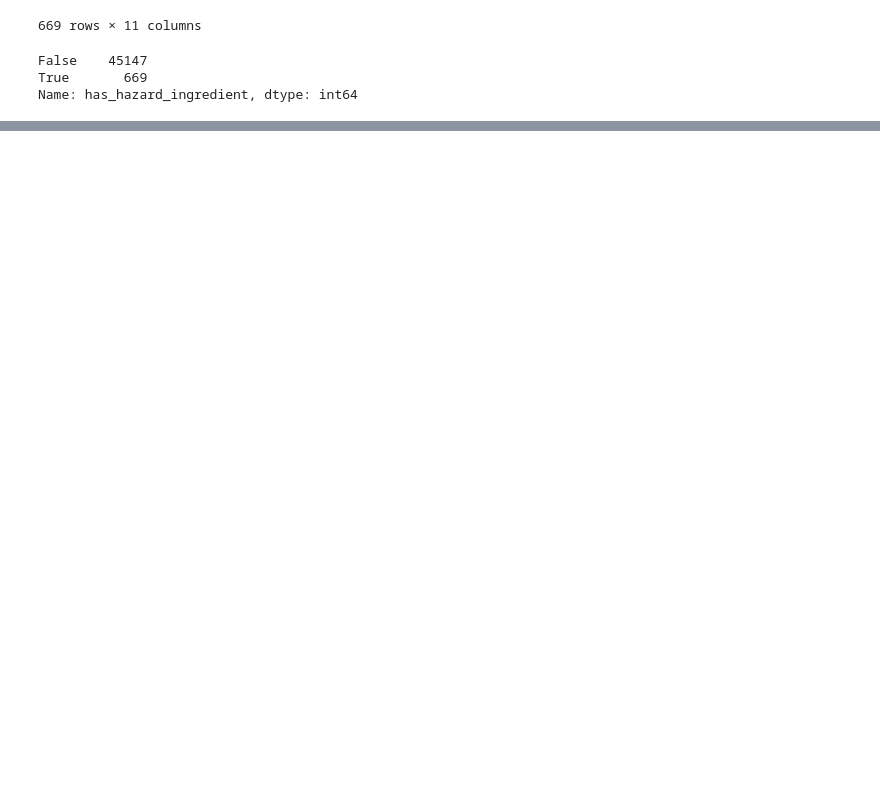
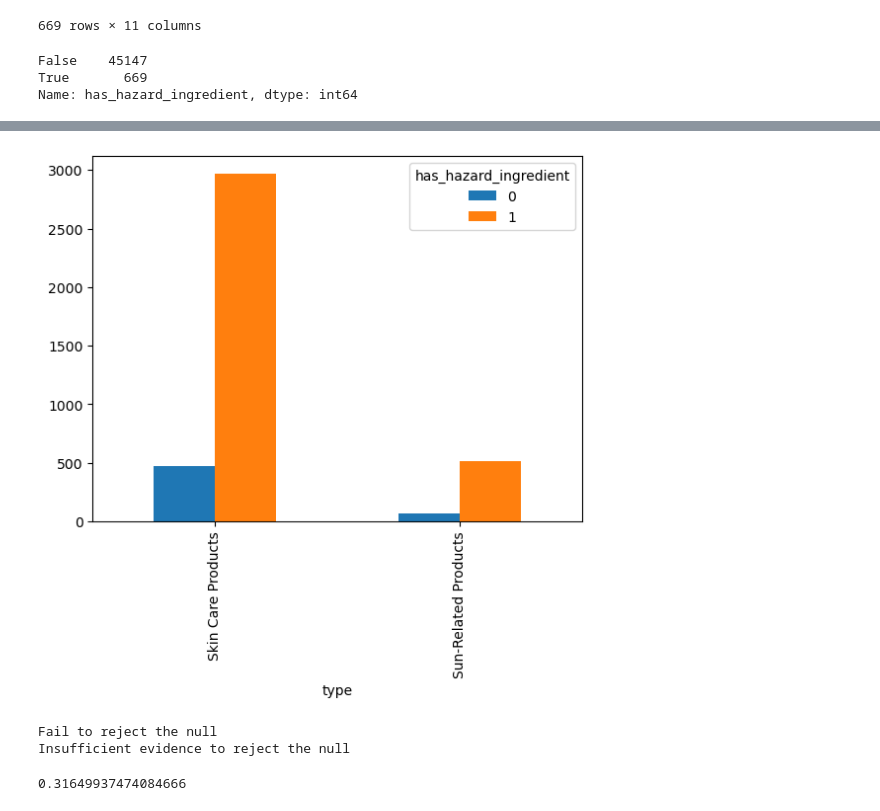
Before and after one commit to elizabethswarren/cosmetics_ds, a Jupyter notebook: working_report.ipynb, the cells around one changed output, grey strips where cells are left out. Cells and saved outputs as stored; diff of their text form; code cells hidden in the pictures; blank space fills up the shorter version.

```diff
--- a/working_report.ipynb
+++ b/working_report.ipynb
@@ -261,0 +878,34 @@ df1_new.duplicated().sum()
+# %%
+# create a crosstab between contract type and churn
+
+contract_crosstab = pd.crosstab(index=train['type'], columns=train['has_hazard_ingredient'])
+
+# visualize contract_type and churn
+
+contract_crosstab.plot.bar()
+plt.title("")
+plt.show()
+# %% [output]
+[figure, added]
+# %%
+# Let's run a chi squared to compare proportions, to have more confidence
+alpha = 0.05
+null_hypothesis = "hazardous ingredient and product type are independent"
+alternative_hypothesis = "there is a relationship between hazardous ingredient and product type"
+
+# Setup a crosstab of observed survival to pclass
+observed = pd.crosstab(train.has_hazard_ingredient, train.type)
+
+chi2, p, degf, expected = stats.chi2_contingency(observed)
+
+if p < alpha:
+    print("Reject the null hypothesis that", null_hypothesis)
+    print("Sufficient evidence to move forward understanding that", alternative_hypothesis)
+else:
+    print("Fail to reject the null")
+    print("Insufficient evidence to reject the null")
+p
+# %% [output]
+Fail to reject the null
+Insufficient evidence to reject the null
+0.31649937474084666
```
Also changed, not shown: parts of 103 cells of this notebook.
